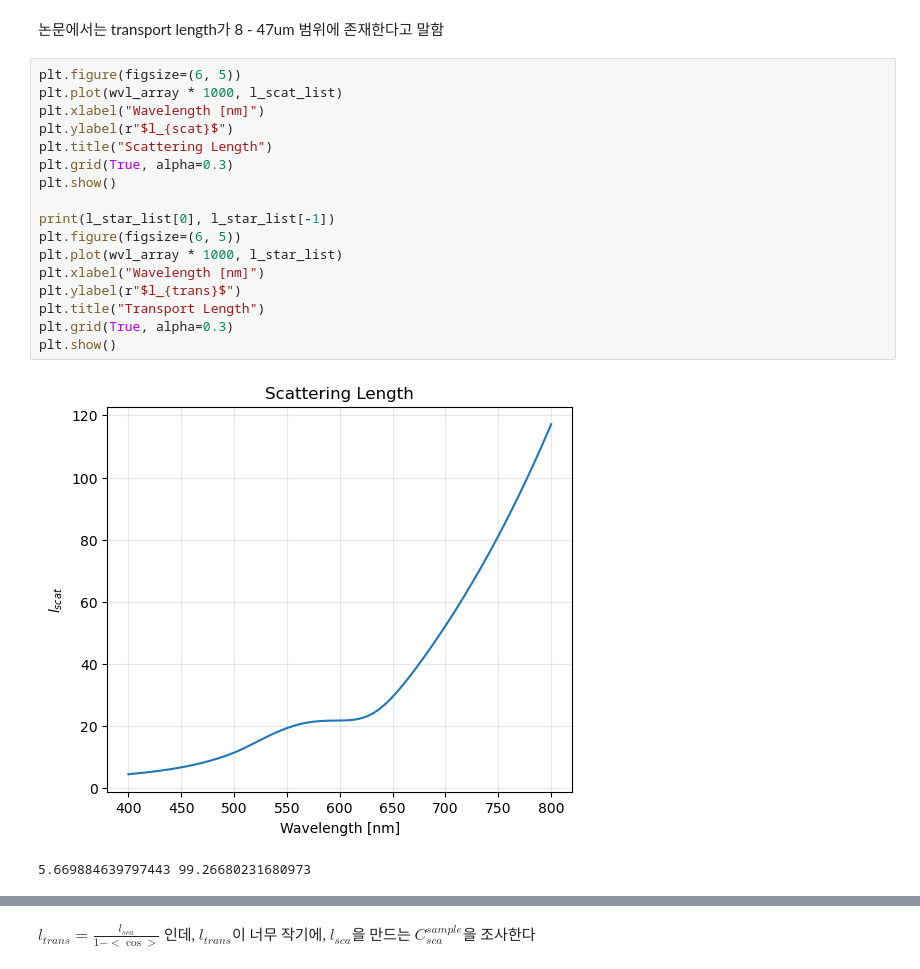
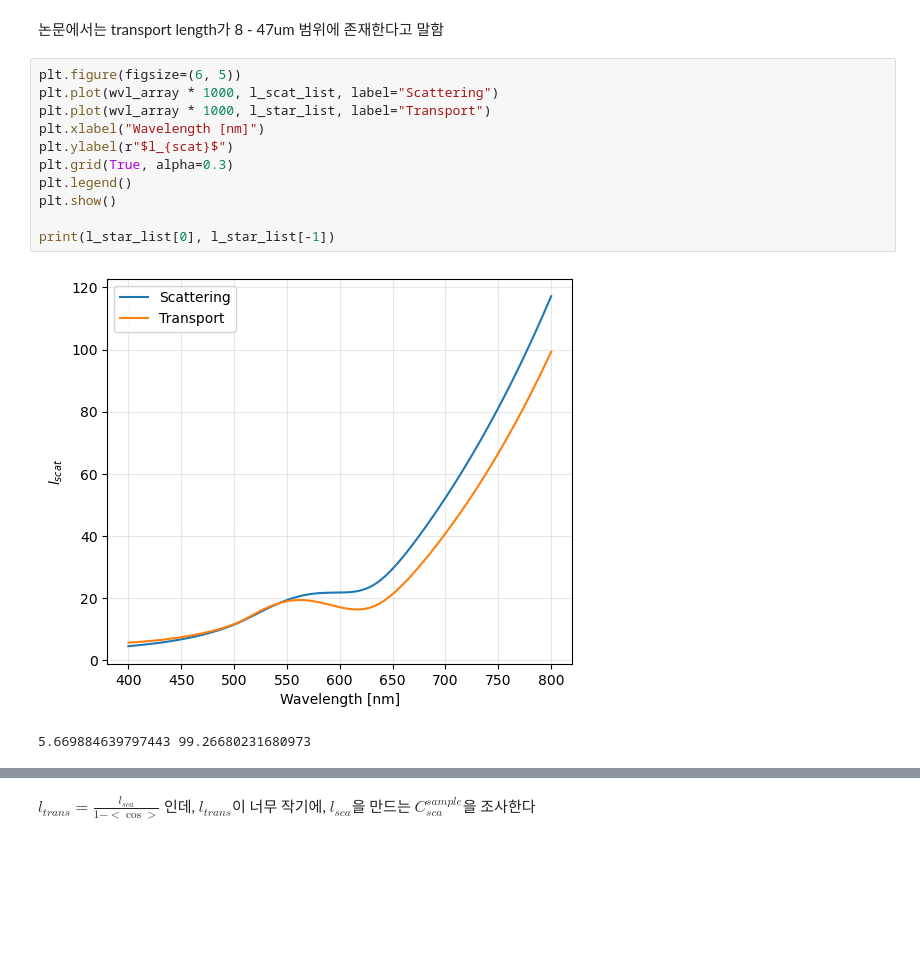
Before and after one commit to Jaehun-Kim-Brian/MonteCarloPhG, a Jupyter notebook: sim_class_valid.ipynb, the cells around one changed output, grey strips where cells are left out. Cells and saved outputs as stored; diff of their text form; blank space fills up the shorter version.

```diff
--- a/sim_class_valid.ipynb
+++ b/sim_class_valid.ipynb
@@ -370,21 +430,15 @@ plt.show()
 논문에서는 transport length가 8 - 47um 범위에 존재한다고 말함
 # %%
 plt.figure(figsize=(6, 5))
-plt.plot(wvl_array * 1000, l_scat_list)
+plt.plot(wvl_array * 1000, l_scat_list, label="Scattering")
+plt.plot(wvl_array * 1000, l_star_list, label="Transport")
 plt.xlabel("Wavelength [nm]")
 plt.ylabel(r"$l_{scat}$")
-plt.title("Scattering Length")
 plt.grid(True, alpha=0.3)
+plt.legend()
 plt.show()
 
 print(l_star_list[0], l_star_list[-1])
-plt.figure(figsize=(6, 5))
-plt.plot(wvl_array * 1000, l_star_list)
-plt.xlabel("Wavelength [nm]")
-plt.ylabel(r"$l_{trans}$")
-plt.title("Transport Length")
-plt.grid(True, alpha=0.3)
-plt.show()
 # %% [output]
-[figure, old version]
+[figure, new version]
 5.669884639797443 99.26680231680973
```
Also changed, not shown: parts of 28 cells of this notebook, 20 other files.
